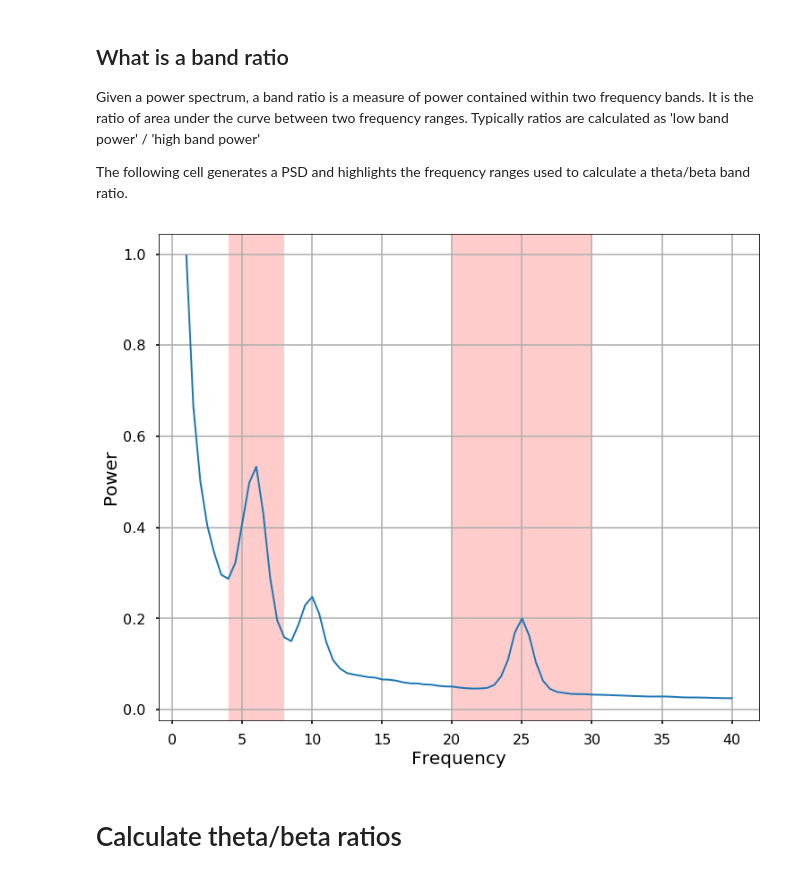
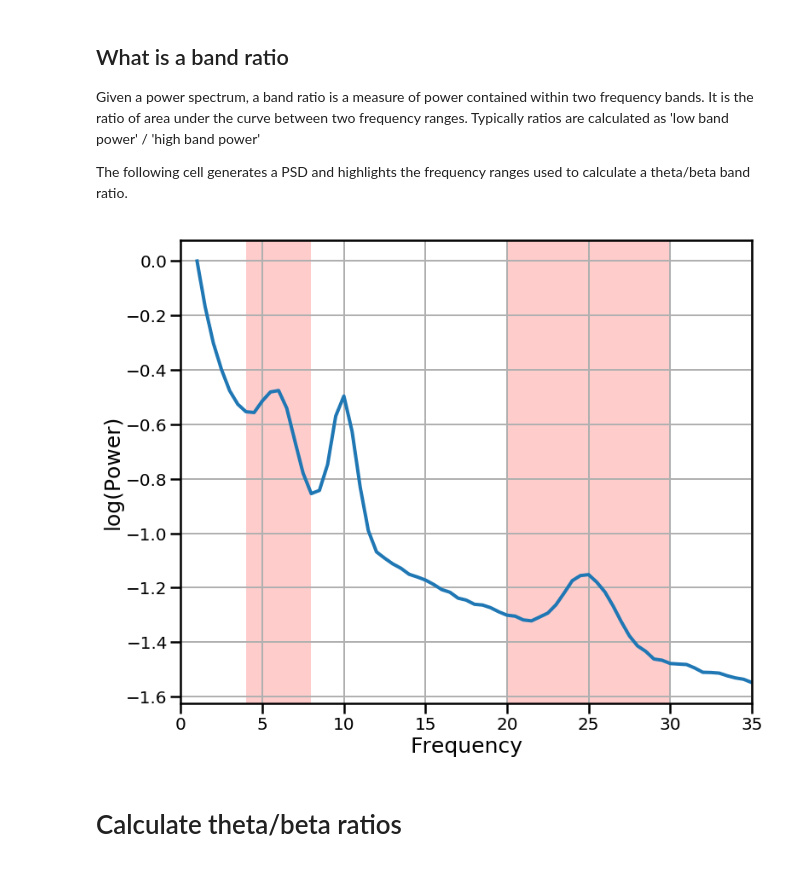
Before and after one commit to voytekresearch/BandRatios, a Jupyter notebook: notebooks/1-Ratio-Calculation-Methods.ipynb, the cells around one changed output. Cells and saved outputs as stored; diff of their text form; code cells hidden in the pictures.

Commit message:
Add updates for poster plots

```diff
--- a/notebooks/1-Ratio-Calculation-Methods.ipynb
+++ b/notebooks/1-Ratio-Calculation-Methods.ipynb
@@ -26,9 +28,9 @@ This project explores frequency band ratios - a metric used in spectral analysis
 # Settings
 theta_band = [4, 8]
 beta_band = [15, 25]
-freq_range = [1, 40]
+freq_range = [1, 35]
 back_params = [0, 1]
-oscs = [6, 0.5, 1,10,.4,.9, 25, 0.7, 1]
+oscs = [6, 0.3, 1, 10, .5, .75, 25, 0.25, 1.5]
 # %% [markdown]
 ## What is a band ratio
 
@@ -38,7 +40,7 @@ The following cell generates a PSD and highlights the frequency ranges used to c
 # %%
 fs, ps = gen_power_spectrum(freq_range, back_params, oscs)
 # %%
-fig = plot_spectrum_shading(fs, ps, [[4, 8], [20,30]])
+fig = plot_spectrum_shading(fs, ps, [[4, 8], [20,30]], log_powers=True, linewidth=4, plot_style=custom_style)
 plt.savefig("../figures/what-is.png", dpi=700)
 # %% [output]
-[figure, old version]
+[figure, new version]
```
Also changed, not shown: parts of 3 cells of this notebook, 2 other files.
